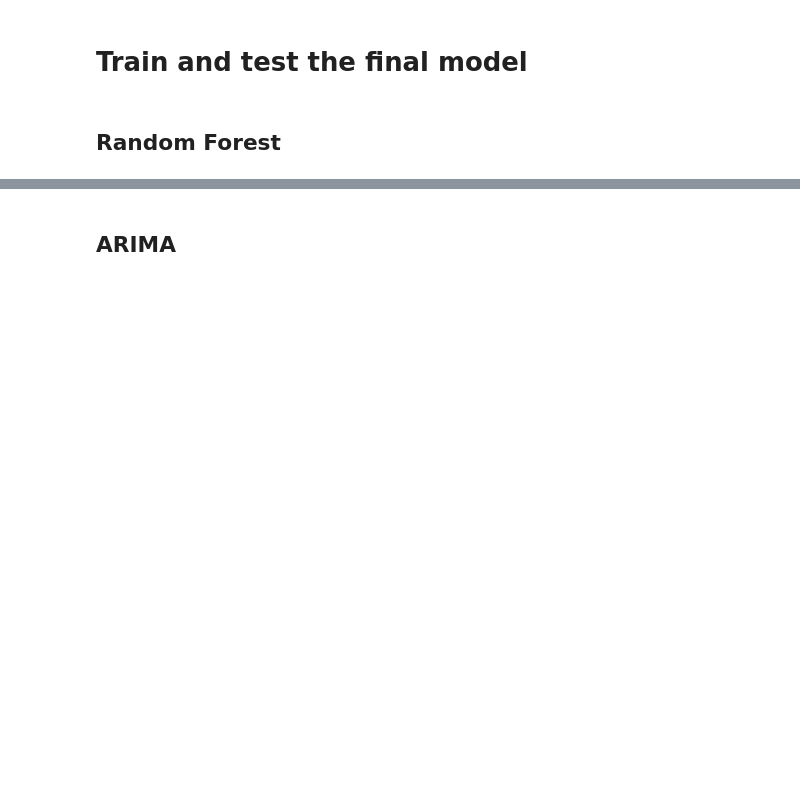
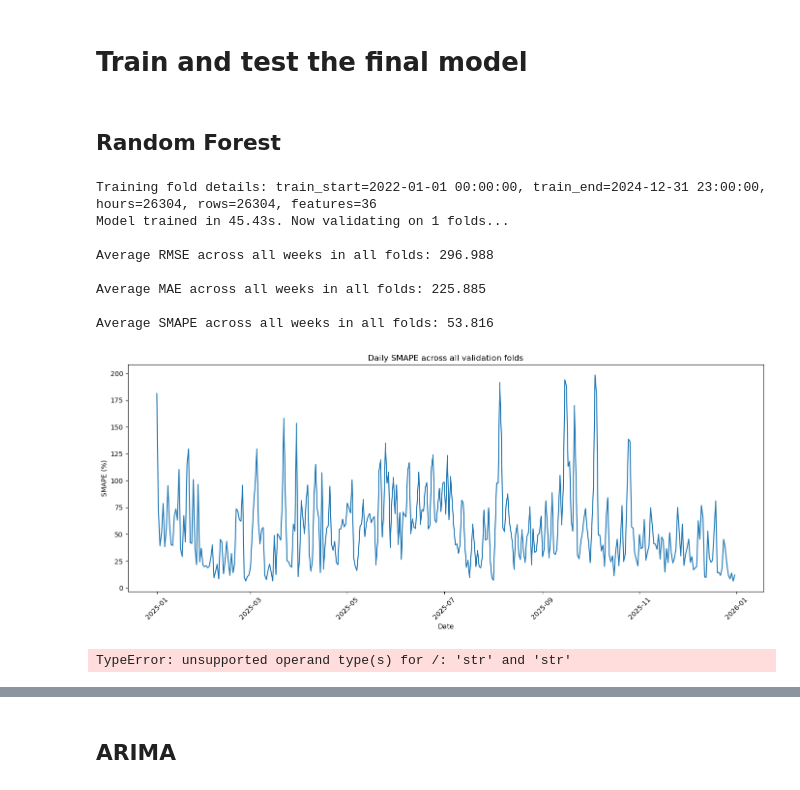
Before and after one commit to chrso19/Speciale_Kode, a Jupyter notebook: Shallow learners/Final_eval/Shallow_learner_final_eval.ipynb, the cells around one changed output, grey strips where cells are left out. Drawn from its saved outputs; the diff is of its cells as text; code cells hidden in the pictures; blank space fills up the shorter version.

Commit message:
Re-ran final evaluation to get predictions

```diff
--- a/Shallow learners/Final_eval/Shallow_learner_final_eval.ipynb
+++ b/Shallow learners/Final_eval/Shallow_learner_final_eval.ipynb
@@ -42,7 +42,7 @@ def _load_feature_predictions_for_zone(zone):
         print("No precomputed forecasts found.")
         return None
 
-    predictions = pd.read_csv(prediction_path, decimal=",", parse_dates=["Time"])
+    predictions = pd.read_csv(prediction_path, decimal=",", sep = ";", parse_dates=["Time"])
     predictions = predictions.loc[:, ~predictions.columns.duplicated()].copy()
     if "DKZone" in predictions.columns:
         predictions = predictions.loc[predictions["DKZone"] == zone].copy()
@@ -164,10 +215,10 @@ retrain_model = True  # Set True only when you want to retrain from scratch
 save_model_to_disk = False  # Keep False to avoid multi-GB model files
 
 params = {
-    'n_estimators': [200],
-    'max_depth': [None],
-    'min_samples_split': [2],
-    'min_samples_leaf': [1]
+    'n_estimators': 200,
+    'max_depth': None,
+    'min_samples_split': 2,
+    'min_samples_leaf': 1
 }
 
 # =========================
@@ -204,10 +255,7 @@ combination_results = run_cross_validation(
     use_scaler=False,
     print_fold_results=False,
     plot=True,
-    rf_models=rf_models,
-    use_precomputed_feature_values=use_precomputed_feature_values,
-    precomputed_feature_predictions=feature_predictions,
-    use_forecasted_history=True
+    rf_models=rf_models
 )
 
 # Extract the fitted model
@@ -228,36 +276,48 @@ row = {
     "avg_daily_rmse": combination_results["overall_avg_daily_rmse"],
     "avg_daily_mae": combination_results["overall_avg_daily_mae"],
     "avg_daily_smape": combination_results["overall_avg_daily_smape"],
     "avg_smape_day_1": combination_results["avg_smape_day_1"],
     "avg_smape_day_2": combination_results["avg_smape_day_2"],
     "avg_smape_day_3": combination_results["avg_smape_day_3"],
     "avg_smape_day_4": combination_results["avg_smape_day_4"],
     "avg_smape_day_5": combination_results["avg_smape_day_5"],
     "avg_smape_day_6": combination_results["avg_smape_day_6"],
     "avg_smape_day_7": combination_results["avg_smape_day_7"]
 }
 results.append(row)
 
 # Save metrics
 results_df = pd.DataFrame(results).sort_values("avg_smape")
 folder = os.path.join(project_root, "Shallow learners")
 folder = os.path.join(folder, "Final_eval")
 base_filename = f"{price_zone}_RF_final_results.csv"
 filename = os.path.join(folder, base_filename)
 
 # adds a number to the filename if a file with same name already exists:
 counter = 1
-while filename.exists():
-    filename = folder / f"{base_filename}_{counter}.csv"
+while os.path.exists(filename):
+    filename = f"{base_filename}_{counter}.csv"
+    filename = os.path.join(folder, filename)
     counter += 1
 results_df.to_csv(filename, index=False, decimal=",")
 
 predictions_df = combination_results["predictions"]
 predictions_df.to_csv(
-    os.path.join(folder, f"{price_zone}_RF_predictions.csv"),
+    os.path.join(folder, f"{price_zone}_RF_predictions2.csv"),
     index=False,
     decimal=","
 )
+# %% [output]
+Training fold details: train_start=2022-01-01 00:00:00, train_end=2024-12-31 23:00:00, hours=26304, rows=26304, features=36
+Model trained in 45.43s. Now validating on 1 folds...
+
+Average RMSE across all weeks in all folds: 296.988
+
+Average MAE across all weeks in all folds: 225.885
+
+Average SMAPE across all weeks in all folds: 53.816
+[figure, added]
+TypeError: unsupported operand type(s) for /: 'str' and 'str'
 # %%
 import pandas as pd
 from pathlib import Path
```
Also changed, not shown: parts of 15 cells of this notebook, 45 other files.
